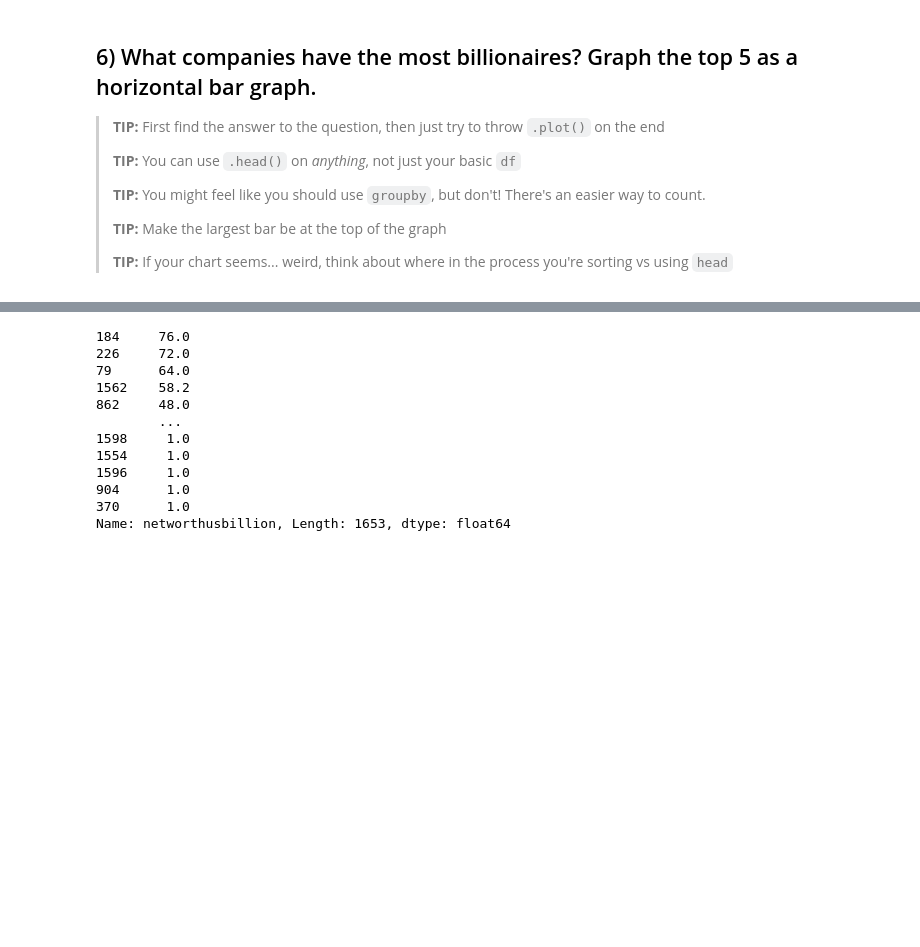
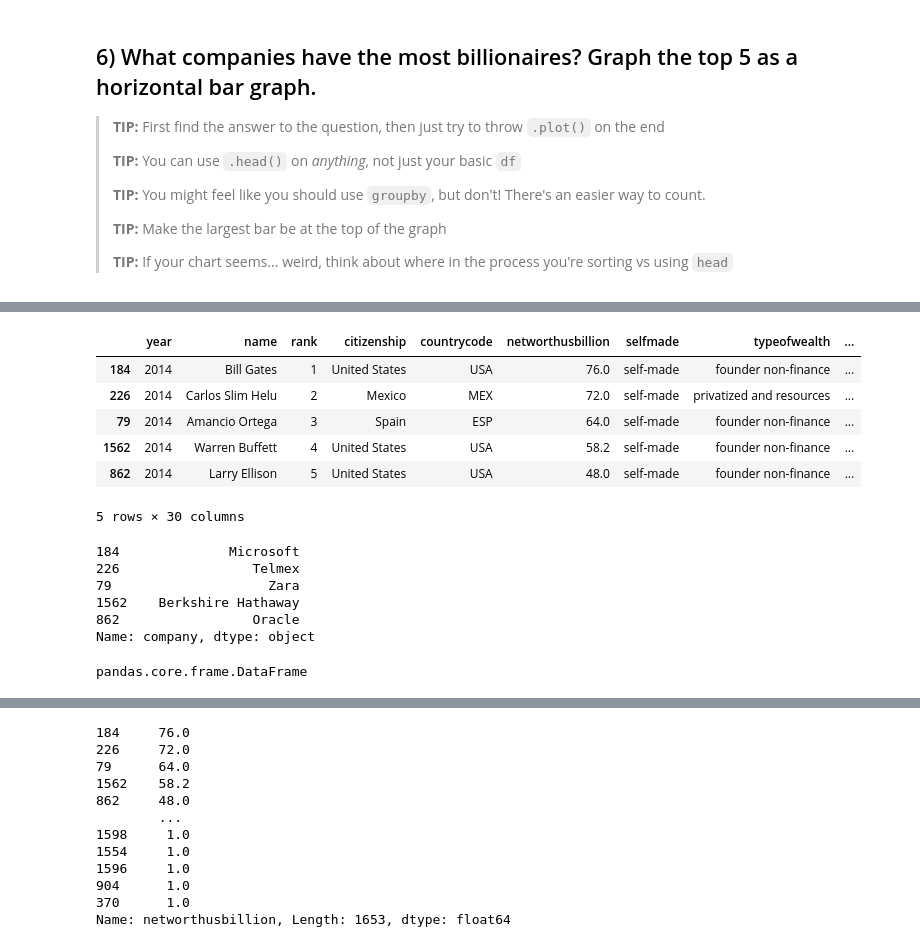
Before and after one commit to lei10003/05-homework-basics, a Jupyter notebook: 02-Billionaires.ipynb, the cells around one changed output, grey strips where cells are left out. Saved outputs shown, nothing was run; the diff lists cells and outputs as text; code cells hidden in the pictures; blank space fills up the shorter version.

```diff
--- a/02-Billionaires.ipynb
+++ b/02-Billionaires.ipynb
@@ -197,0 +209,23 @@ Name: proportion, dtype: float64
+# %%
+df.sort_values(by = 'networthusbillion', ascending = False).head()
+# %% [output]
+|  | year | name | rank | citizenship | countrycode | networthusbillion | selfmade | typeofwealth | ... |
+| 184 | 2014 | Bill Gates | 1 | United States | USA | 76.0 | self-made | founder non-finance | ... |
+| 226 | 2014 | Carlos Slim Helu | 2 | Mexico | MEX | 72.0 | self-made | privatized and resources | ... |
+| 79 | 2014 | Amancio Ortega | 3 | Spain | ESP | 64.0 | self-made | founder non-finance | ... |
+| 1562 | 2014 | Warren Buffett | 4 | United States | USA | 58.2 | self-made | founder non-finance | ... |
+| 862 | 2014 | Larry Ellison | 5 | United States | USA | 48.0 | self-made | founder non-finance | ... |
+5 rows × 30 columns
+# %%
+df.sort_values(by = 'networthusbillion', ascending = False ).head()['company']
+# %% [output]
+184              Microsoft
+226                 Telmex
+79                    Zara
+1562    Berkshire Hathaway
+862                 Oracle
+Name: company, dtype: object
+# %%
+type(df.sort_values(by = 'networthusbillion', ascending = False ).head())
+# %% [output]
+pandas.core.frame.DataFrame
```
Also changed, not shown: parts of 10 cells of this notebook.
